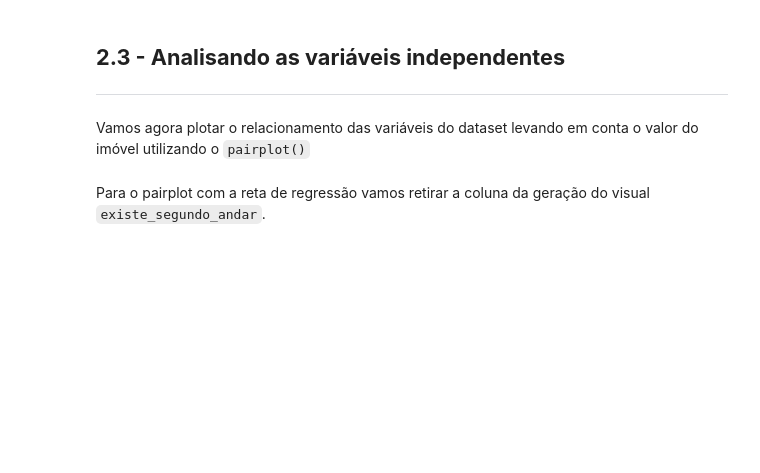
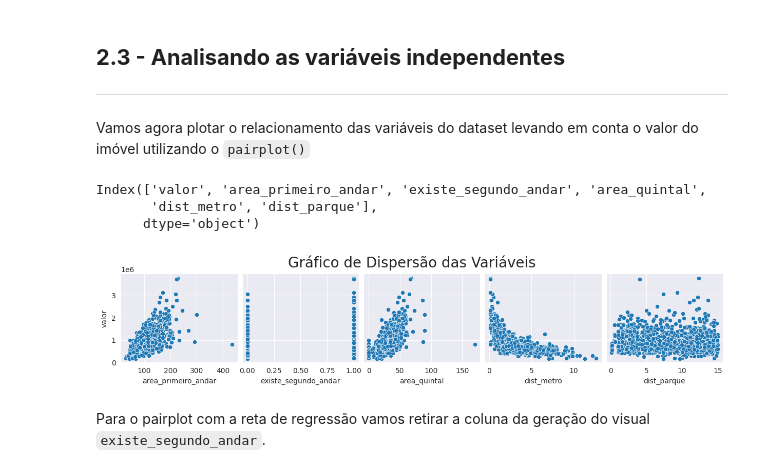
Before and after one commit to Camillabgarcia/ML_Regressao_Linear, a Jupyter notebook: Transformando_Variaveis_Regressão_Linear.ipynb, the cells around one changed output. Cells and saved outputs as stored; diff of their text form; code cells hidden in the pictures; blank space fills up the shorter version.

```diff
--- a/Transformando_Variaveis_Regressão_Linear.ipynb
+++ b/Transformando_Variaveis_Regressão_Linear.ipynb
@@ -128,4 +200,8 @@ Que tal agora observarmos também as variáveis independentes (explicativas) e c
 Vamos agora plotar o relacionamento das variáveis do dataset levando em conta o valor do imóvel utilizando o `pairplot()`
 # %%
 ## Colunas dos dados
-...
+dados.columns
+# %% [output]
+Index(['valor', 'area_primeiro_andar', 'existe_segundo_andar', 'area_quintal',
+       'dist_metro', 'dist_parque'],
+      dtype='object')
@@ -135,2 +208,9 @@ Vamos agora plotar o relacionamento das variáveis do dataset levando em conta o
+# %%
+# Pairplot sem reta de regressão
+ax = sns.pairplot(data=dados, y_vars='valor', x_vars=['area_primeiro_andar', 'existe_segundo_andar', 'area_quintal', 'dist_metro', 'dist_parque'])
+ax.figure.suptitle('Gráfico de Dispersão das Variáveis', fontsize=20, y=1.05)
+plt.show()
+# %% [output]
+[figure, added]
 # %% [markdown]
 Para o pairplot com a reta de regressão vamos retirar a coluna da geração do visual `existe_segundo_andar`.
```
Also changed, not shown: parts of 31 cells of this notebook.
